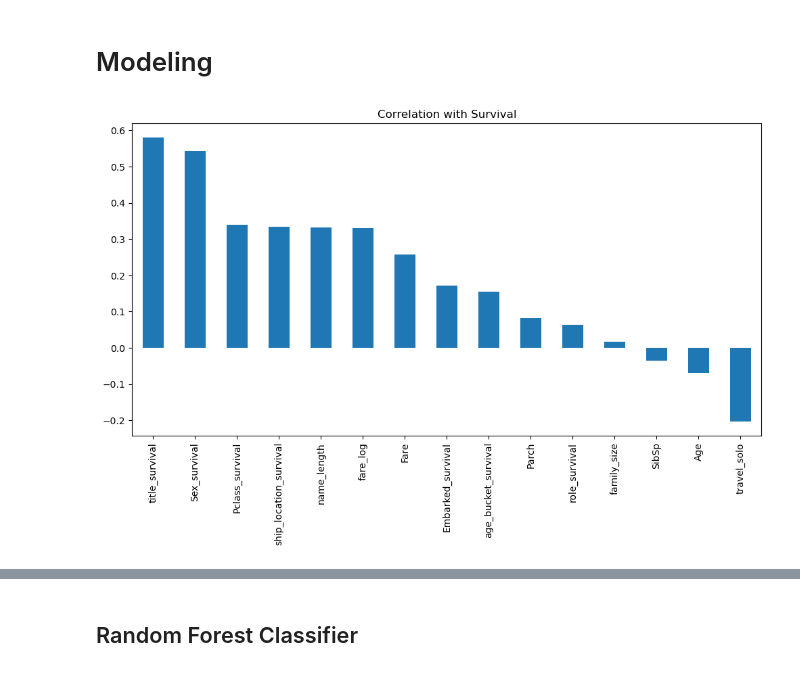
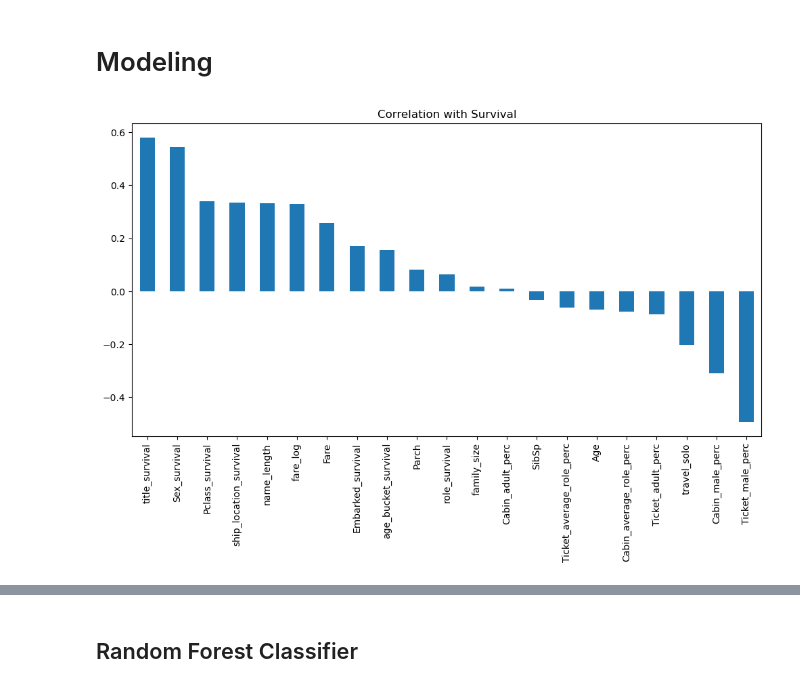
Before and after one commit to levimjoseph/kaggle-public, a Jupyter notebook: titanic-classification.ipynb, the cells around one changed output, grey strips where cells are left out. Drawn from its saved outputs; the diff is of its cells as text; code cells hidden in the pictures.

```diff
--- a/titanic-classification.ipynb
+++ b/titanic-classification.ipynb
@@ -494,3 +519,10 @@ Pclass correlates with having been assigned a cabin.
+# %%
+# group by cabin
+col = 'Cabin'
+agg_df = group_by_shared_feature(train_df, test_df, col)
+
+train_df = pd.merge(train_df, agg_df, how='left', on=col)
+test_df = pd.merge(test_df, agg_df, how='left', on=col)
 # %% [markdown]
 ### Ticket
 
@@ -512,0 +543,7 @@ I could group by ticket or try and extract information, but will skip for now.
+# %%
+# group by ticket
+col = 'Ticket'
+agg_df = group_by_shared_feature(train_df, test_df, col)
+
+train_df = pd.merge(train_df, agg_df, how='left', on=col)
+test_df = pd.merge(test_df, agg_df, how='left', on=col)
@@ -554,18 +601,18 @@ test_df.drop(drop_col_list, inplace=True, axis=1)
 ### Encode Categorical
 # %%
 # make dummies for the remainder
-dummy_perc_col_list = ['Pclass', 'Sex', 'Embarked', 'age_bucket', 'title', 'role', 'ship_location']
+dummy_col_list = ['Pclass', 'Sex', 'Embarked', 'age_bucket', 'title', 'role', 'ship_location']
 
 # convert to dummy percentages for the remainder
-for col in dummy_perc_col_list:
-    col_agg_df = train_df.groupby(by=col).agg({"Survived" : 'mean'}).reset_index()
+for col in dummy_col_list:
+    col_agg_df = train_df.groupby(by=col).agg({dependent_variable : 'mean'}).reset_index()
     col_agg_df.columns = [col, f'{col}_survival']
 
     train_df = pd.merge(train_df, col_agg_df, how='left', on=col)
     test_df = pd.merge(test_df, col_agg_df, how='left', on=col)
 
-train_df.drop(dummy_perc_col_list, inplace=True, axis=1)
-test_df.drop(dummy_perc_col_list, inplace=True, axis=1)
+train_df = train_df.drop(dummy_col_list, axis=1)
+test_df = test_df.drop(dummy_col_list, axis=1)
 # %% [markdown]
 ### Transform Numerical
 # %%
@@ -615,11 +666,11 @@ As expected, only `Survived` is missing from training set.
 # Modeling
 # %%
 # correlation graph with survival
-correlation = train_df.iloc[:, 1:].corr()['Survived'].sort_values(ascending=False)
+correlation = train_df.iloc[:, 1:].corr()[dependent_variable].sort_values(ascending=False)
 
 correlation[1:].plot(kind='bar', figsize=(12,6), title='Correlation with Survival')
 plt.show()
 # %% [output]
-[figure, old version]
+[figure, new version]
 # %%
 # split train into x and y
```
Also changed, not shown: parts of 29 cells of this notebook.
